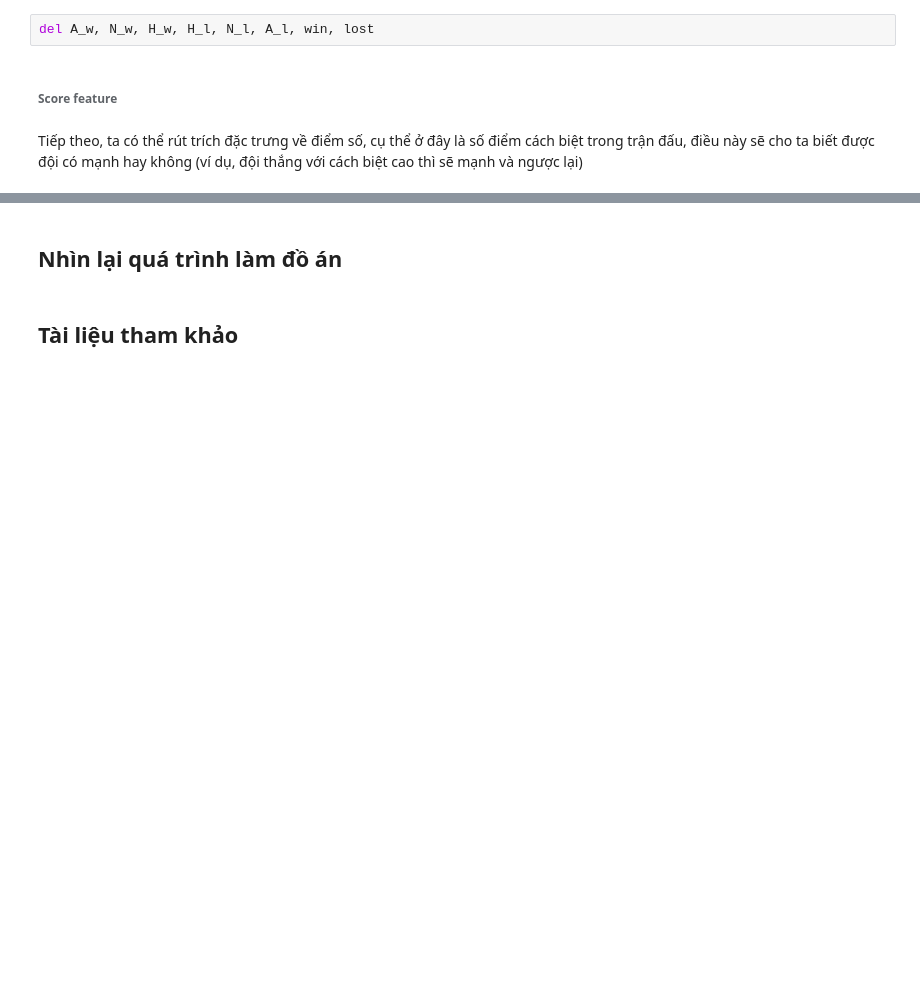
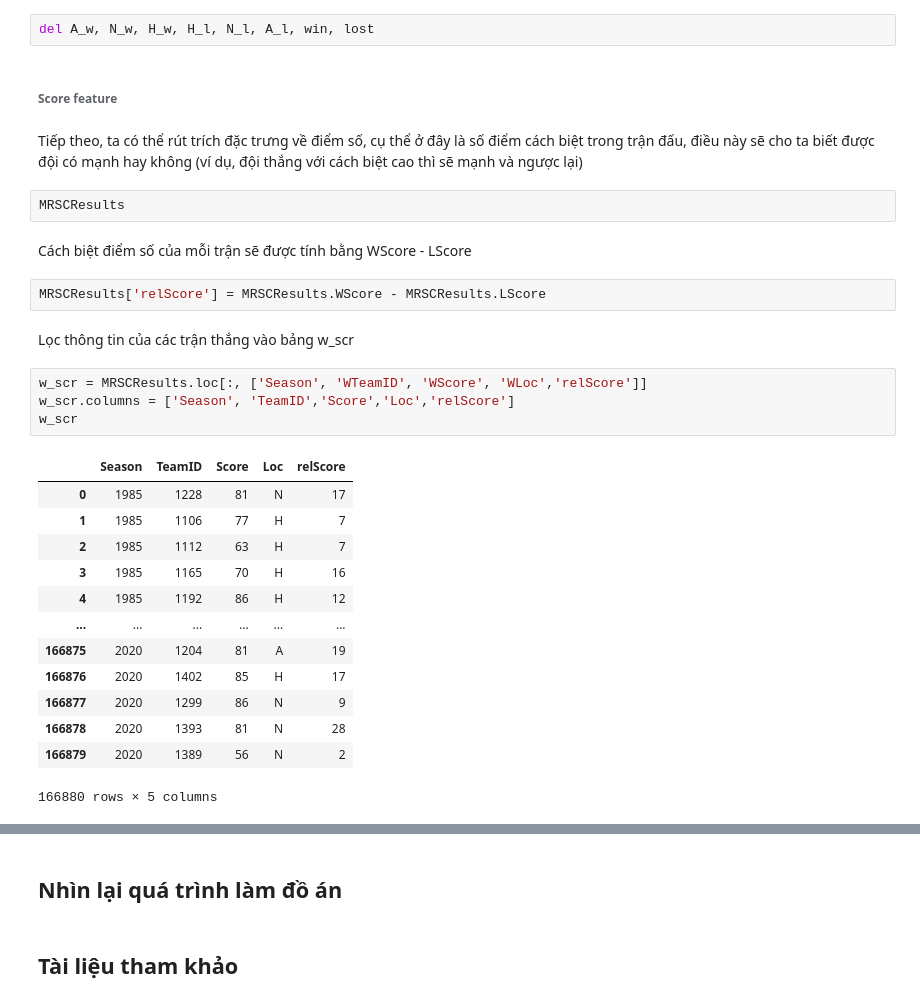
Before and after one commit to nomiku1999/KTDLUD, a Jupyter notebook: Report.ipynb, the cells around one changed output, grey strips where cells are left out. Cells and saved outputs as stored; diff of their text form; blank space fills up the shorter version.

Commit message:
Được tạo bằng Colaboratory

```diff
--- a/Report.ipynb
+++ b/Report.ipynb
@@ -415,3 +422,29 @@ del A_w, N_w, H_w, H_l, N_l, A_l, win, lost
 ###### Score feature
 # %% [markdown]
 Tiếp theo, ta có thể rút trích đặc trưng về điểm số, cụ thể ở đây là số điểm cách biệt trong trận đấu, điều này sẽ cho ta biết được đội có mạnh hay không (ví dụ, đội thắng với cách biệt cao thì sẽ mạnh và ngược lại)
+# %%
+MRSCResults
+# %% [markdown]
+Cách biệt điểm số của mỗi trận sẽ được tính bằng WScore - LScore
+# %%
+MRSCResults['relScore'] = MRSCResults.WScore - MRSCResults.LScore
+# %% [markdown]
+Lọc thông tin của các trận thắng vào bảng w_scr
+# %%
+w_scr = MRSCResults.loc[:, ['Season', 'WTeamID', 'WScore', 'WLoc','relScore']]
+w_scr.columns = ['Season', 'TeamID','Score','Loc','relScore']
+w_scr
+# %% [output]
+|  | Season | TeamID | Score | Loc | relScore |
+| 0 | 1985 | 1228 | 81 | N | 17 |
+| 1 | 1985 | 1106 | 77 | H | 7 |
+| 2 | 1985 | 1112 | 63 | H | 7 |
+| 3 | 1985 | 1165 | 70 | H | 16 |
+| 4 | 1985 | 1192 | 86 | H | 12 |
+| ... | ... | ... | ... | ... | ... |
+| 166875 | 2020 | 1204 | 81 | A | 19 |
+| 166876 | 2020 | 1402 | 85 | H | 17 |
+| 166877 | 2020 | 1299 | 86 | N | 9 |
+| 166878 | 2020 | 1393 | 81 | N | 28 |
+| 166879 | 2020 | 1389 | 56 | N | 2 |
+166880 rows × 5 columns
```
Also changed, not shown: parts of 10 cells of this notebook.
